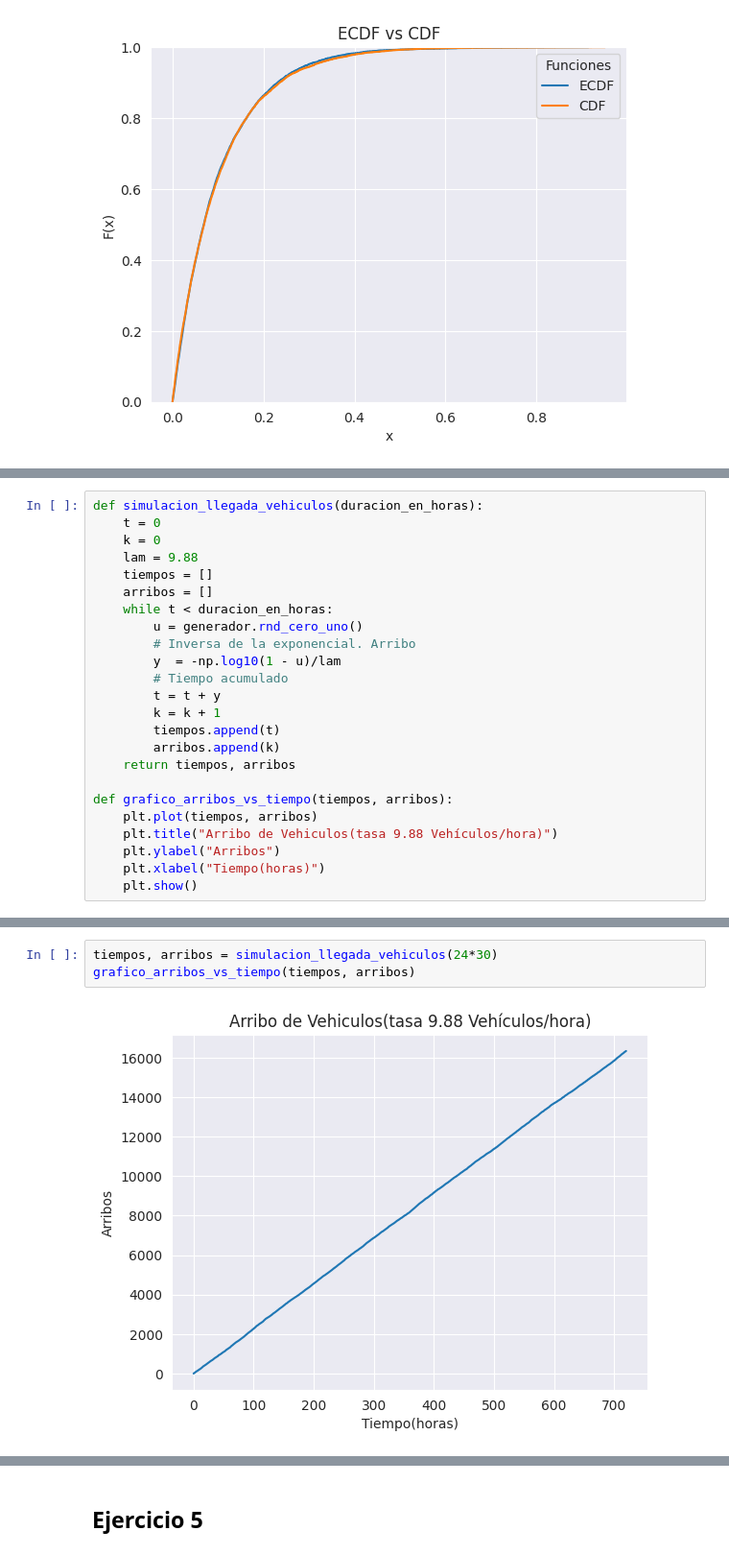
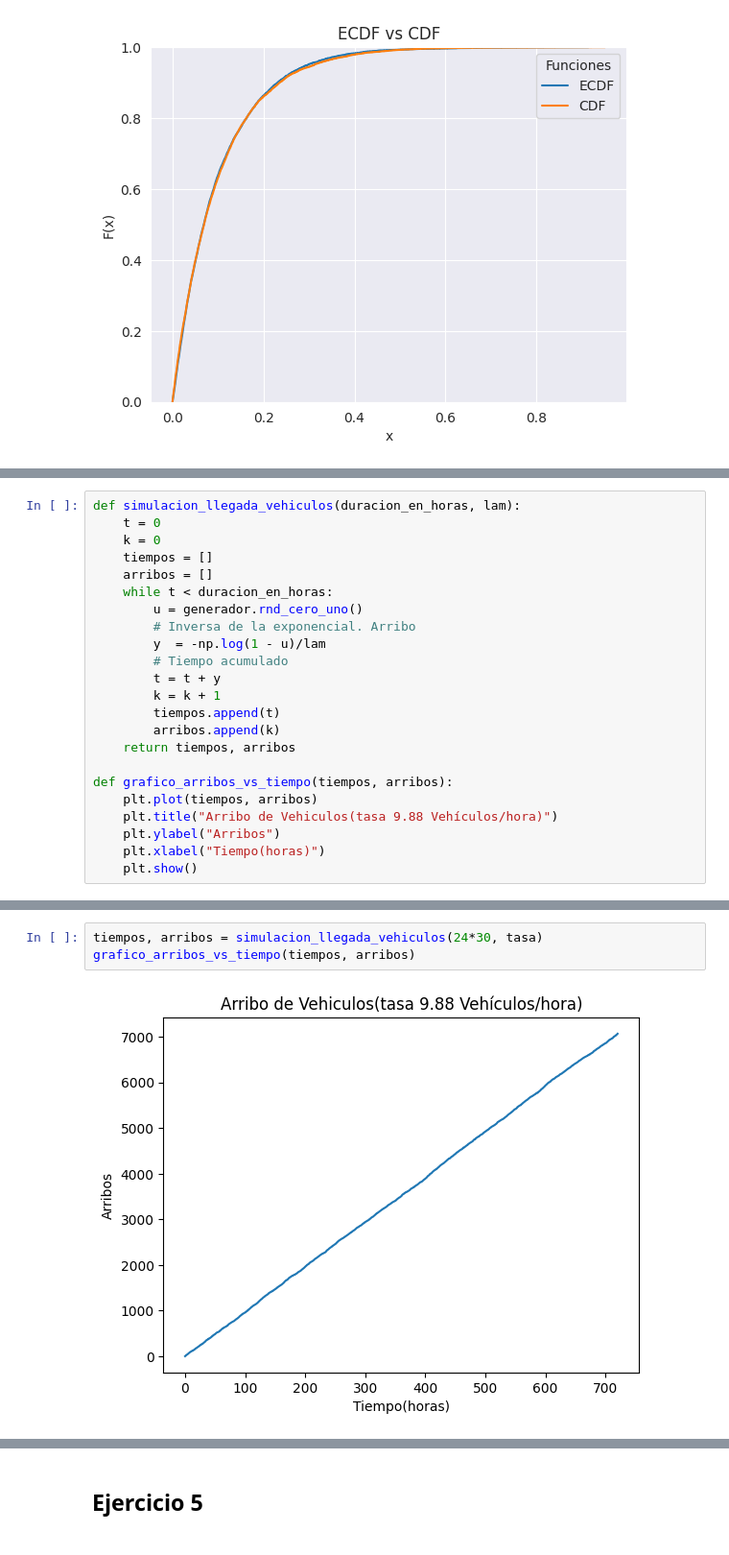
Before and after one commit to delpinor/tp-simulacion, a Jupyter notebook: TP1/ej_01.ipynb, the cells around one changed output, grey strips where cells are left out. Shown: that part at 96% size. Drawn from its saved outputs; the diff is of its cells as text.

```diff
--- a/TP1/ej_01.ipynb
+++ b/TP1/ej_01.ipynb
@@ -590,14 +590,13 @@ plot_ecfd_vs_cfd_EJ4(lista_arribos,var_exp_generadas)
 # %%
-def simulacion_llegada_vehiculos(duracion_en_horas):
+def simulacion_llegada_vehiculos(duracion_en_horas, lam):
     t = 0
     k = 0
-    lam = 9.88
     tiempos = []
     arribos = []
     while t < duracion_en_horas:
         u = generador.rnd_cero_uno()
         # Inversa de la exponencial. Arribo
-        y  = -np.log10(1 - u)/lam
+        y  = -np.log(1 - u)/lam
         # Tiempo acumulado
         t = t + y
         k = k + 1
@@ -614,5 +624,5 @@ def grafico_arribos_vs_tiempo(tiempos, arribos):
 # %%
-tiempos, arribos = simulacion_llegada_vehiculos(24*30)
+tiempos, arribos = simulacion_llegada_vehiculos(24*30, tasa)
 grafico_arribos_vs_tiempo(tiempos, arribos)
 # %% [output]
-[figure, old version]
+[figure, new version]
```
Also changed, not shown: parts of 23 cells of this notebook.
